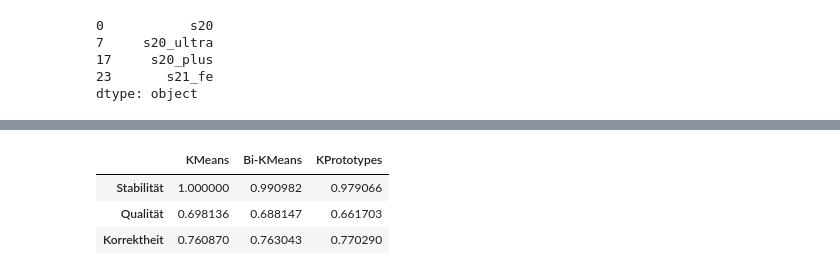
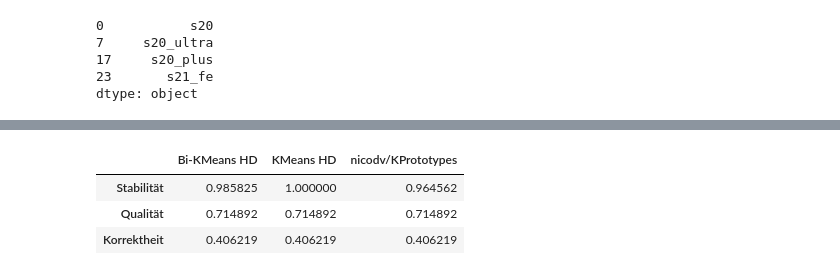
Before and after one commit to hd-code/ma-product-clustering, a Jupyter notebook: cluster-analysis/notebooks/clustering/0-algorithm-check.ipynb, the cells around one changed output, grey strips where cells are left out. Drawn from its saved outputs; the diff is of its cells as text; code cells hidden in the pictures.

```diff
--- a/cluster-analysis/notebooks/clustering/0-algorithm-check.ipynb
+++ b/cluster-analysis/notebooks/clustering/0-algorithm-check.ipynb
@@ -127,9 +89,9 @@ pd.Series(labels_want).drop_duplicates()
 23       s21_fe
 dtype: object
 # %%
-prod_num = prod_df[cols_num]
-prod_cat = prod_df[cols_cat]
-prod_mix = prod_df[cols_num + cols_cat]
+prod_num = products_filtered_df[cols_num]
+prod_cat = products_filtered_df[cols_cat]
+prod_mix = products_filtered_df[cols_num + cols_cat]
 
 dataset_num = akeneo_clustering.dataset_from_records(prod_num.to_dict("records"))
 dataset_cat = akeneo_clustering.dataset_from_records(prod_cat.to_dict("records"))
@@ -168,8 +107,22 @@ def calc_metrics(cluster_func, proximity_matrix):
+# %%
+def calc_metrics(cluster_func, proximity_matrix):
+    labels = cluster_func(0)
+
+    stabilities = []
+    for i in range(1, 10):
+        labels_2 = cluster_func(i)
+        stabilities.append(adjusted_rand_score(labels, labels_2))
+
+    return {
+        "Stabilität": np.array(stabilities).mean(),
+        "Qualität": silhouette_score(proximity_matrix, labels, metric="precomputed"),
+        "Korrektheit": adjusted_rand_score(labels_want, labels)
+    }
 # %%
 algos = [
-    ("KMeans", lambda x: clustering.KMeans(dataset_num, akeneo_clustering.Centroid, k, random_state=x).labels),
-    ("Bi-KMeans", lambda x: clustering.BisectingKMeans(dataset_num, akeneo_clustering.Centroid, random_state=x).labels_flat(k)),
-    ("SKLearn", lambda x: KMeans(k, random_state=x).fit_predict(numpy_num)),
+    ("Bi-KMeans HD", lambda x: clustering.BisectingKMeans(dataset_num, akeneo_clustering.Centroid, random_state=x).labels_flat(k)),
+    ("KMeans HD", lambda x: clustering.KMeans(dataset_num, akeneo_clustering.Centroid, k, random_state=x).labels),
+    ("KMeans SKLearn", lambda x: KMeans(k, init="random", random_state=x).fit_predict(numpy_num)),
 ]
 tmp = {}
 for name, cluster_func in algos:
@@ -183,8 +136,8 @@ pd.DataFrame(tmp)
 # %%
 algos = [
-    ("KMeans", lambda x: clustering.KMeans(dataset_cat, akeneo_clustering.Centroid, k, random_state=x).labels),
-    ("Bi-KMeans", lambda x: clustering.BisectingKMeans(dataset_cat, akeneo_clustering.Centroid, random_state=x).labels_flat(k)),
-    ("KModes", lambda x: KModes(k, random_state=x).fit_predict(numpy_cat)),
+    ("Bi-KMeans HD", lambda x: clustering.BisectingKMeans(dataset_cat, akeneo_clustering.Centroid, random_state=x).labels_flat(k)),
+    ("KMeans HD", lambda x: clustering.KMeans(dataset_cat, akeneo_clustering.Centroid, k, random_state=x).labels),
+    ("nicodv/KModes", lambda x: KModes(k, init="random", random_state=x).fit_predict(numpy_cat)),
 ]
 tmp = {}
 for name, cluster_func in algos:
@@ -198,18 +151,18 @@ pd.DataFrame(tmp)
 # %%
 n_num = len(cols_num)
 n_cat = len(cols_cat)
 
 algos = [
-    ("KMeans", lambda x: clustering.KMeans(dataset_mix, akeneo_clustering.Centroid, k, random_state=x).labels),
-    ("Bi-KMeans", lambda x: clustering.BisectingKMeans(dataset_mix, akeneo_clustering.Centroid, random_state=x).labels_flat(k)),
-    ("KPrototypes", lambda x: KPrototypes(k, random_state=x).fit_predict(numpy_mix, categorical=list(range(n_num, n_num+n_cat)))),
+    ("Bi-KMeans HD", lambda x: clustering.BisectingKMeans(dataset_mix, akeneo_clustering.Centroid, random_state=x).labels_flat(k)),
+    ("KMeans HD", lambda x: clustering.KMeans(dataset_mix, akeneo_clustering.Centroid, k, random_state=x).labels),
+    ("nicodv/KPrototypes", lambda x: KPrototypes(k, init="random", random_state=x).fit_predict(numpy_mix, categorical=list(range(n_num, n_num+n_cat)))),
 ]
 tmp = {}
 for name, cluster_func in algos:
     tmp[name] = calc_metrics(cluster_func, prox_mat_mix)
 pd.DataFrame(tmp)
 # %% [output]
-|  | KMeans | Bi-KMeans | KPrototypes |
-| Stabilität | 1.000000 | 0.990982 | 0.979066 |
-| Qualität | 0.698136 | 0.688147 | 0.661703 |
-| Korrektheit | 0.760870 | 0.763043 | 0.770290 |
+|  | Bi-KMeans HD | KMeans HD | nicodv/KPrototypes |
+| Stabilität | 0.985825 | 1.000000 | 0.964562 |
+| Qualität | 0.714892 | 0.714892 | 0.714892 |
+| Korrektheit | 0.406219 | 0.406219 | 0.406219 |
```
Also changed, not shown: parts of 12 cells of this notebook, 23 other files.
